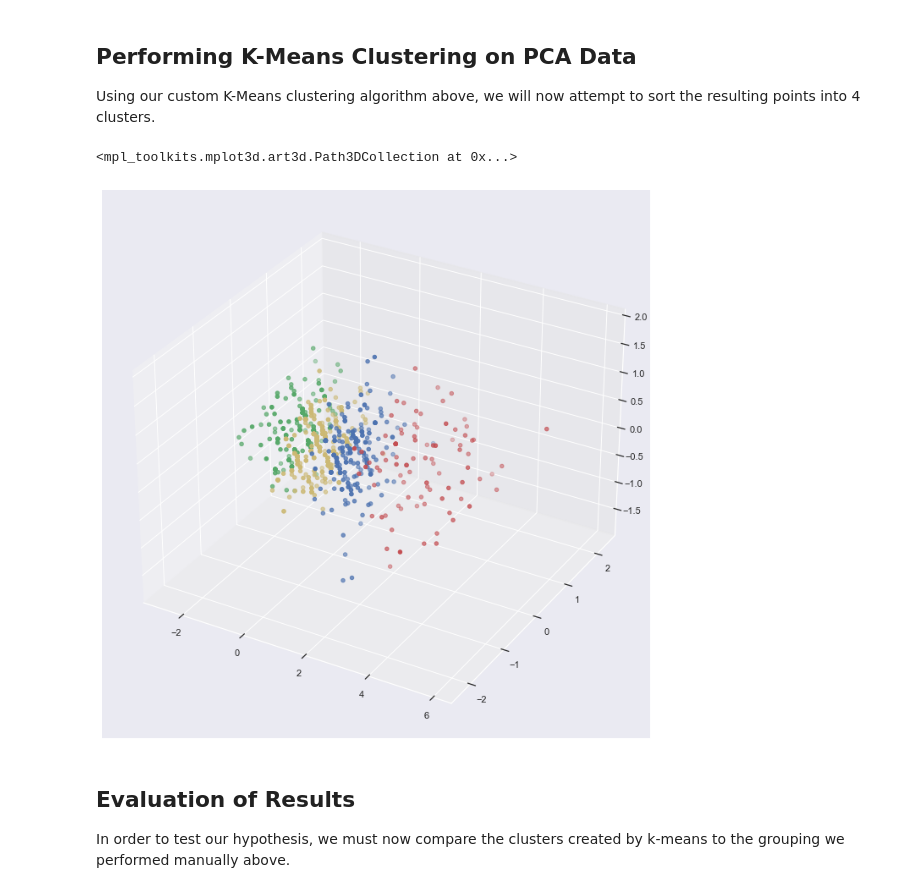
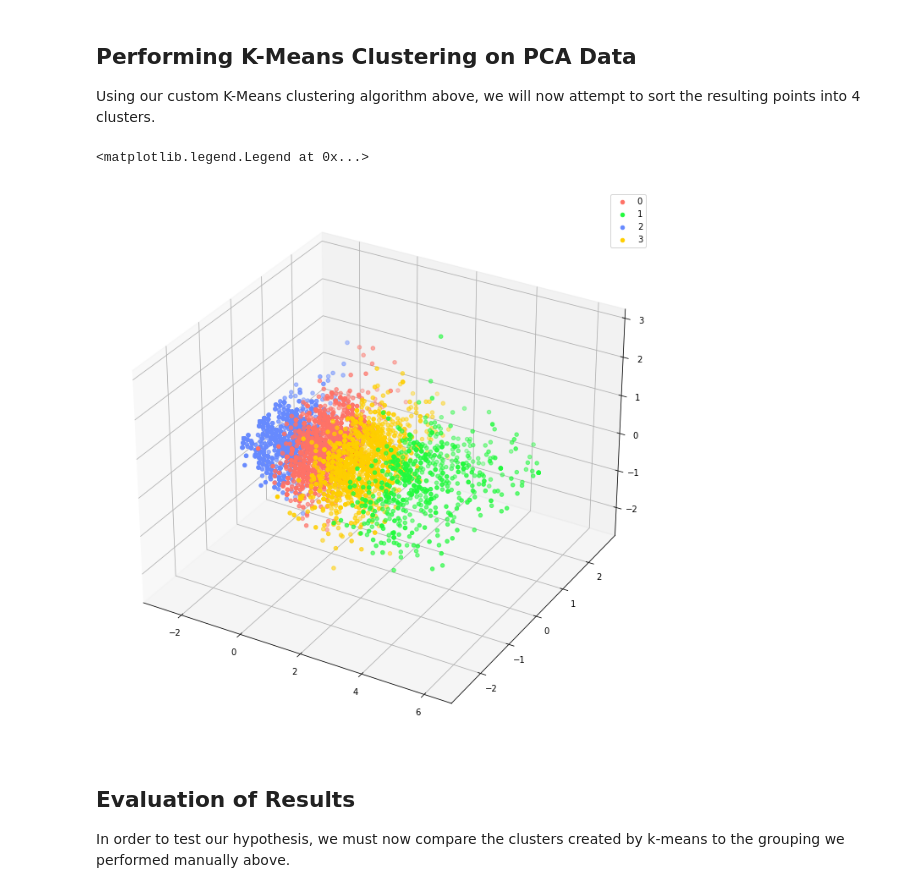
Before and after one commit to mlmabie/COGS-118B_final, a Jupyter notebook: final_organized.ipynb, the cells around one changed output. Cells and saved outputs as stored; diff of their text form; code cells hidden in the pictures.

```diff
--- a/final_organized.ipynb
+++ b/final_organized.ipynb
@@ -48,8 +45,8 @@ class kMeans:
 
 First, we import our dataset into the notebook. In order to run this on your local machine, change the file location variable to the path of the beer_reviews file.
 # %%
-file_location = ('~/COGS118Final/beer_reviews.csv')
-
+#file_location = ('~/COGS118Final/beer_reviews.csv')
+file_location = ('C:/Users/derek/Desktop/118b/final/beer_reviews.csv')
 df = pd.read_csv(file_location)
 df.head()
 # %% [output]
@@ -81,22 +78,22 @@ df.head()
 | 2 | 10325 | Vecchio Birraio | 1235916604 | 3.0 | 2.5 | 3.0 | ... |
 | 3 | 10325 | Vecchio Birraio | 1234725145 | 3.0 | 3.0 | 3.5 | ... |
 | 4 | 1075 | Caldera Brewing Company | 1293735206 | 4.0 | 4.5 | 4.0 | ... |
+# %%
+# drop na values to prepare for PCA, reshuffle and reindex
+df = df.sample(frac=1).dropna().reset_index()
 # %% [markdown]
 ## Performing PCA on Review Data ##
 
 In order to reduce the review data we have to a lower dimensionality, we will perform PCA in order to discover the most important components in relation to the beer category.
 # %%
-# drop na values to prepare for PCA
-df = df.dropna()
-
 # Separate all review columns into 'X'
 X = df[['review_overall', 'review_aroma', 'review_appearance', 'review_palate', 'review_taste']]
 
 # Separate beer category column into 'Y'
 Y = df['beer_category']
 
-Xa = X[:1000]
-Ya = Y[:1000]
+Xa = X[:10000]
+Ya = Y[:10000]
 
 # Use PCA to reduce to 3 principal components, and graph results
 fig = plt.figure(figsize=(12,9))
@@ -105,6 +102,12 @@ pca = decomposition.PCA(n_components=3)
 pca.fit(Xa)
 X1 = pca.transform(Xa)
 
-y = np.choose(Ya, [0, 1, 2, 3])
-ax.scatter(X1[:, 0], X1[:, 1], X1[:, 2], c=y, cmap='rainbow')
+# recombine to color code graph
+graphdf = pd.DataFrame(X1).join(Ya)
+colors = ['#FF7267','#22FA3E','#678AFF','#FFCF00']
+
+for i in range(4):
+    temp = graphdf.where(Y==i).dropna()
+    ax.scatter(temp[0], temp[1], temp[2], c=colors[i], label=i, alpha = .5)
+ax.legend()
 # %% [output]
@@ -117,18 +120,18 @@ Using our custom K-Means clustering algorithm above, we will now attempt to sort
 # %%
 fig = plt.figure(figsize=(12,9))
 ax = Axes3D(fig)
 
 clf = kMeans(4)
 clf.train(X1)
 classes = clf.predict(X1)
 
-ax.scatter(X1[classes == 0, 0], X1[classes == 0, 1], X1[classes == 0, 2], c='b')
-ax.scatter(X1[classes == 1, 0], X1[classes == 1, 1], X1[classes == 1, 2], c='r')
-ax.scatter(X1[classes == 2, 0], X1[classes == 2, 1], X1[classes == 2, 2], c='g')
-ax.scatter(X1[classes == 3, 0], X1[classes == 3, 1], X1[classes == 3, 2], c='y')
+for i in range(4)
+ax.scatter(X1[classes == i, 0], X1[classes == i, 1], X1[classes == i, 2], c=colors[i], label = i)
+
+ax.legend()
 # %% [output]
-<mpl_toolkits.mplot3d.art3d.Path3DCollection at 0x...>
+<matplotlib.legend.Legend at 0x...>
-[figure, old version]
+[figure, new version]
 # %% [markdown]
 ## Evaluation of Results ##
 
```
Also changed, not shown: parts of 2 cells of this notebook.
